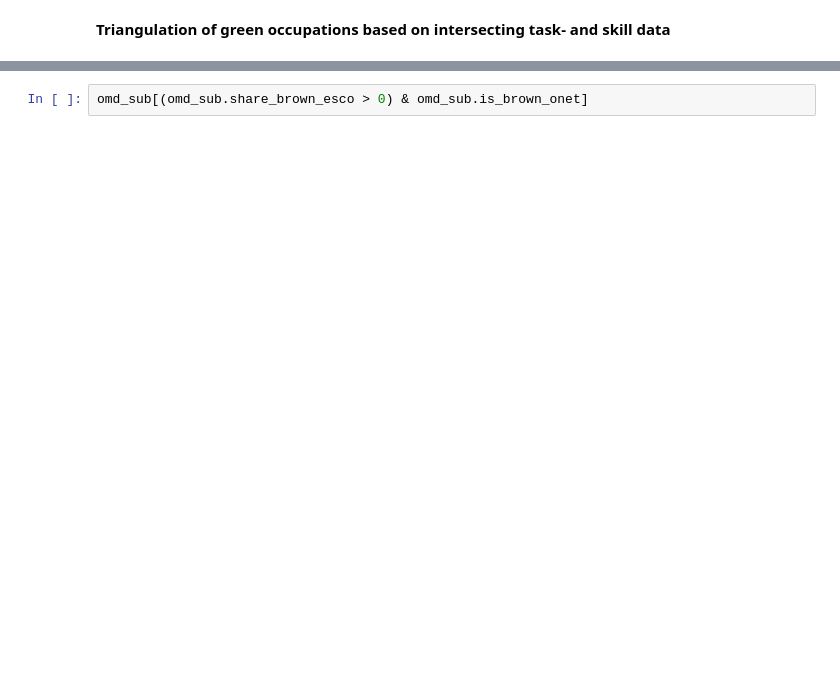
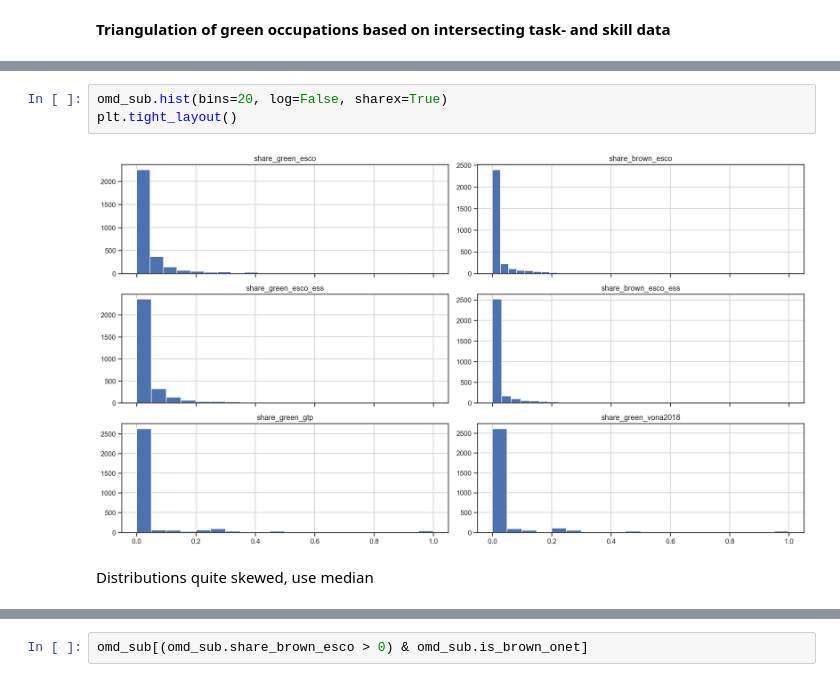
Before and after one commit to derpyninja/re4gt, a Jupyter notebook: notebooks/new/02-fz-esco-onet-data-merging.ipynb, the cells around one changed output, grey strips where cells are left out. Cells and saved outputs as stored; diff of their text form; blank space fills up the shorter version.

```diff
--- a/notebooks/new/02-fz-esco-onet-data-merging.ipynb
+++ b/notebooks/new/02-fz-esco-onet-data-merging.ipynb
@@ -519,0 +566,7 @@ omd_sub = omd[cols]
+# %%
+omd_sub.hist(bins=20, log=False, sharex=True)
+plt.tight_layout()
+# %% [output]
+[figure, added]
+# %% [markdown]
+Distributions quite skewed, use median
```
Also changed, not shown: parts of 10 cells of this notebook, 7 other files.
